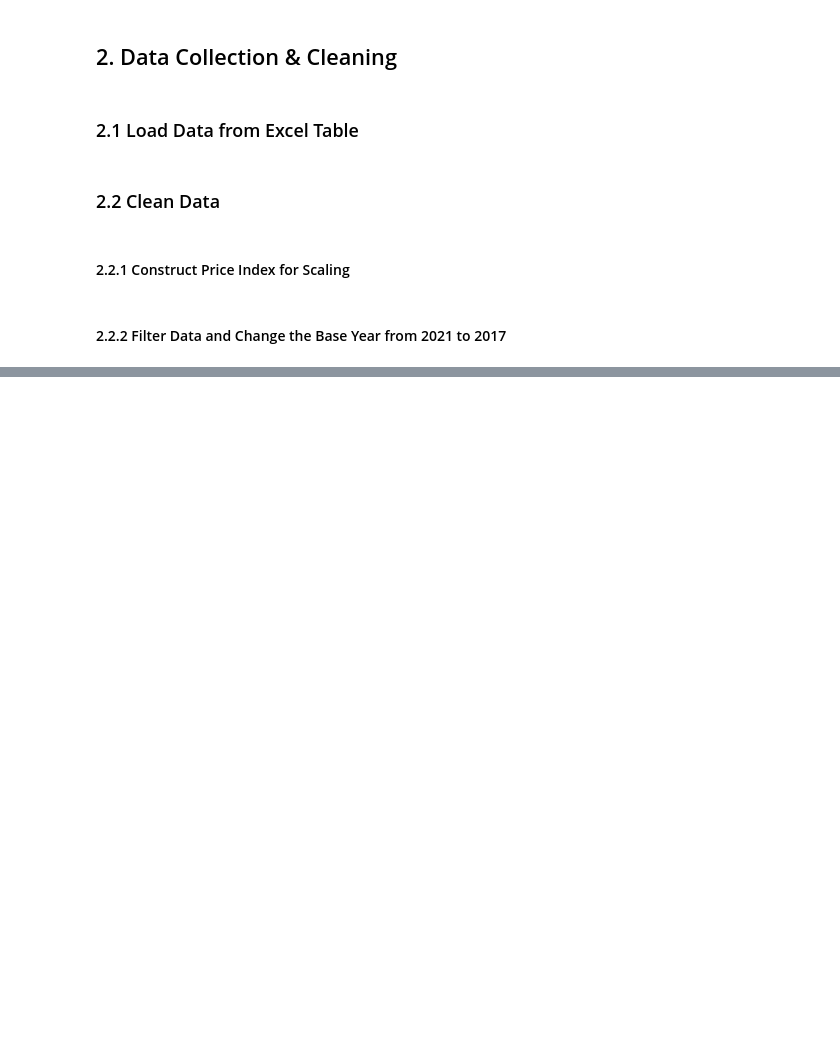
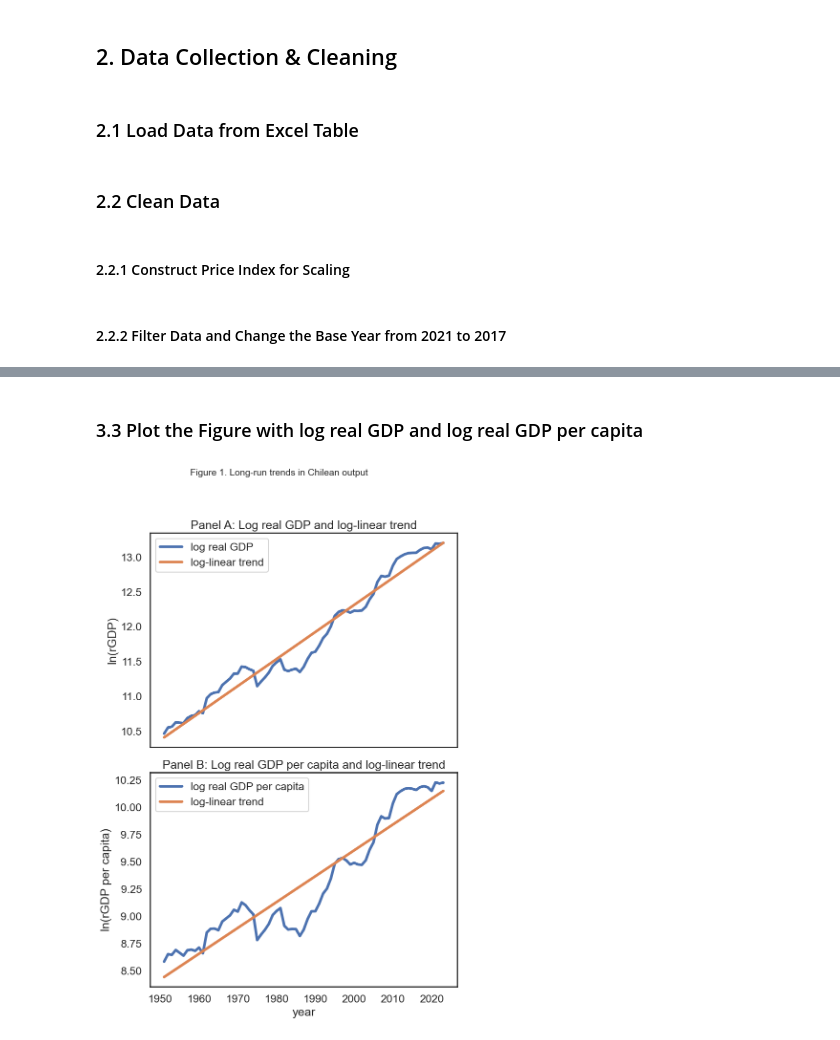
Before and after one commit to IcarusBai/EC2B1_Coursework, a Jupyter notebook: EC2B1_Coursework_Program.ipynb, the cells around one changed output, grey strips where cells are left out. Drawn from its saved outputs; the diff is of its cells as text; code cells hidden in the pictures; blank space fills up the shorter version.

Commit message:
doc(Program): I chose exp-lin as the model for trend regression. I deleted other models and graphs, and made one graph with two panels of rGDP and rGDPpc.

```diff
--- a/EC2B1_Coursework_Program.ipynb
+++ b/EC2B1_Coursework_Program.ipynb
@@ -219,10 +106,0 @@ a_add_lin, b_add_lin = get_regression_coefs(Y, x1, x2)
-# %%
-# Initialise predicted values yhat
-Yhat_add_lin = np.empty(T_all)
-
-# Create loop to compute trend for all years
-for t in range(T_all):
-    Yhat_add_lin[t] = a_add_lin + b_add_lin * (t + 1) # recall that Python indexing starts at 0
-
-# Let us convert into log-units
-lgYhat_add_lin = np.log(Yhat_add_lin)
@@ -249,10 +106,0 @@ a_add_qua, b_add_qua, c_add_qua = get_regression_coefs(Y, x1, x2, x3)
-# %%
-# Initialise predicted values yhat
-Yhat_add_qua= np.empty(T_all)
-
-# Create loop to compute trend for all years
-for t in range(T_all):
-    Yhat_add_qua[t] = a_add_qua + b_add_qua * (t + 1) + c_add_qua * (t + 1)**2
-
-# Let us convert into log-units
-lgYhat_add_qua = np.log(Yhat_add_qua)
@@ -329,0 +117,51 @@ Text(0.5, 1.0, 'Exponential Quadratic: GDP & trend')
+# %% [markdown]
+### 3.3 Plot the Figure with log real GDP and log real GDP per capita
+# %%
+lw = 4
+
+fig, axes = plt.subplots(2, 1, figsize=(8, 12), sharex=True)
+
+# ---------- Panel A: rGDP ----------
+axes[0].plot(
+    data_Chile['year'],
+    np.log(data_Chile['rgdpe']),
+    label='log real GDP',
+    linewidth=lw
+)
+axes[0].plot(
+    data_Chile['year'],
+    lgYhat_exp_lin,
+    label='log-linear trend',
+    linewidth=lw
+)
+
+axes[0].set_ylabel("ln(rGDP)")
+axes[0].set_title("Panel A: Log real GDP and log-linear trend")
+axes[0].legend()
+
+# ---------- Panel B: rGDP per capita ----------
+axes[1].plot(
+    data_Chile['year'],
+    np.log(data_Chile['rgdpe_pc']),
+    label='log real GDP per capita',
+    linewidth=lw
+)
+axes[1].plot(
+    data_Chile['year'],
+    lgyhat_exp_lin,
+    label='log-linear trend',
+    linewidth=lw
+)
+
+axes[1].set_ylabel("ln(rGDP per capita)")
+axes[1].set_xlabel("year")
+axes[1].set_title("Panel B: Log real GDP per capita and log-linear trend")
+axes[1].legend()
+
+# ---------- Overall figure title ----------
+fig.suptitle("Figure 1. Long-run trends in Chilean output", fontsize=14)
+
+plt.tight_layout(rect=[0, 0, 1, 0.95])
+plt.show()
+# %% [output]
+[figure, added]
```
Also changed, not shown: parts of 27 cells of this notebook.
